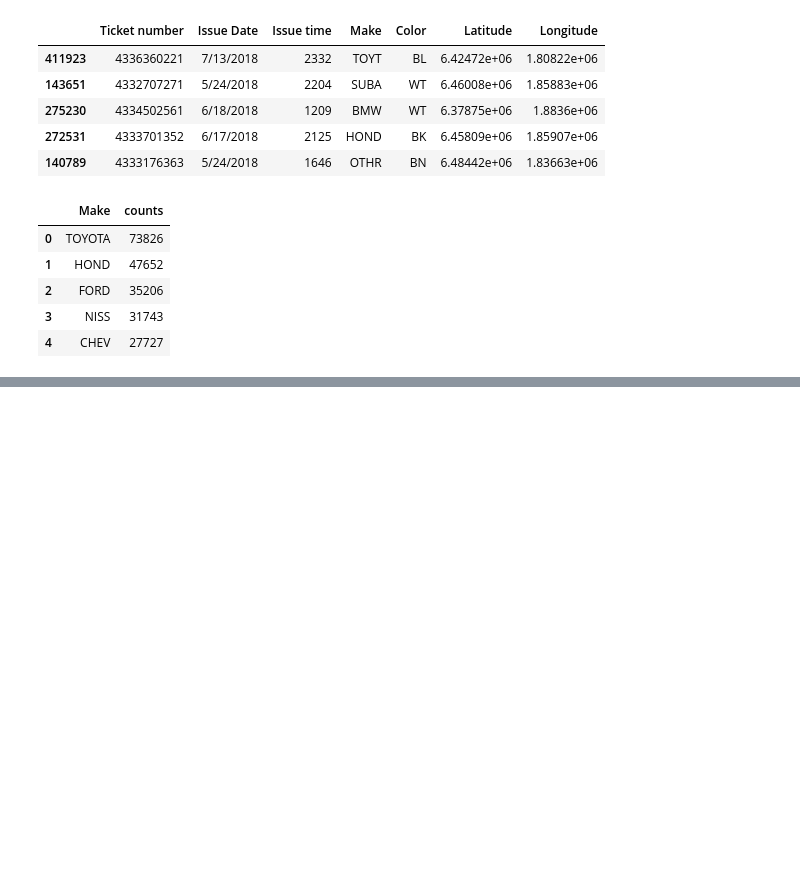
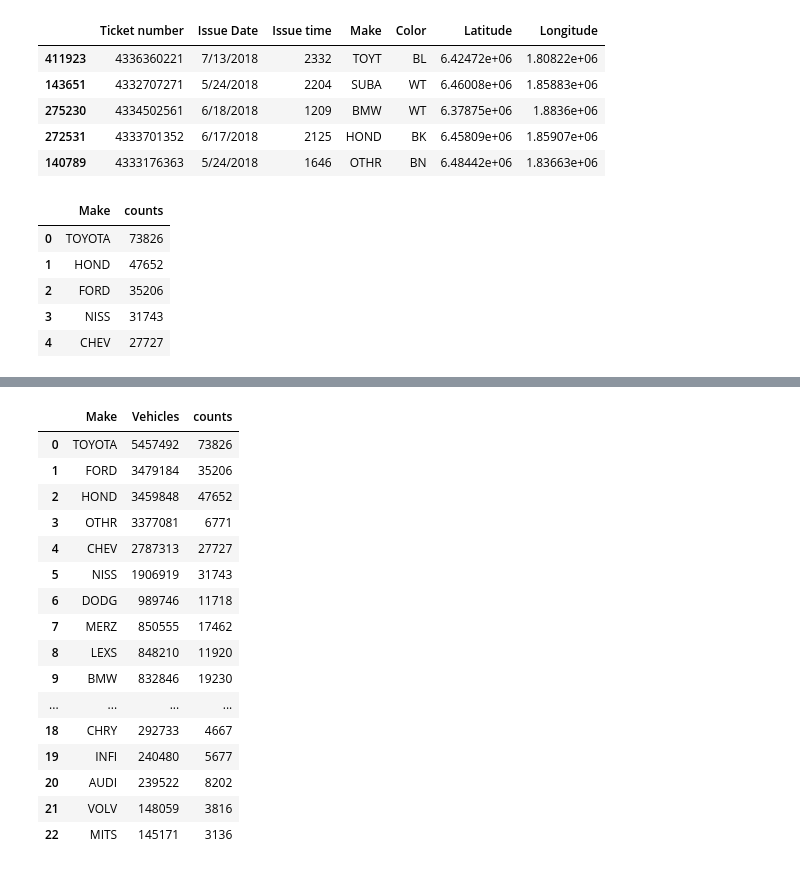
Before and after one commit to chele0630/Team3_Project1, a Jupyter notebook: CitationPy.ipynb, the cells around one changed output, grey strips where cells are left out. Cells and saved outputs as stored; diff of their text form; code cells hidden in the pictures; blank space fills up the shorter version.

```diff
--- a/CitationPy.ipynb
+++ b/CitationPy.ipynb
@@ -185,0 +301,17 @@ stats.chisquare(Combined["Observed"], Combined["Expected"])
+# %%
+#Import citation data from csv
+dmv_raw = pd.read_csv("VehicleCount_070118.csv")
+dmv_df = dmv_raw
+# %%
+#Take needed columns only
+dmv_df1=dmv_df[["Make", "Vehicles"]]
+
+#Get total number of vehicles for each make
+dmv_df2=dmv_df1.groupby(["Make"]).sum()
+
+#Sort for top 25
+dmv_df2 = dmv_df2.sort_values(["Vehicles"], ascending=False)
+
+#Get top 25
+dmv_df3 = dmv_df2.head(25).reset_index()
+dmv_df3
@@ -185,0 +336,31 @@ stats.chisquare(Combined["Observed"], Combined["Expected"])
+# %%
+#Rename makes to tie DMV data to citation data
+dmv_df3["Make"]=dmv_df3["Make"].replace({'HONDA': 'HOND', 'CHEVROLET': 'CHEV', 'NISSAN': 'NISS','DODGE': 'DODG',
+                                 'MERCEDES-BENZ': 'MERZ','LEXUS': 'LEXS','MAZDA': 'MAZD','HYUNDAI': 'HYUN',
+                                'SUBARU': 'SUBA','ACURA': 'ACUR','INFINITI': 'INFI',
+                                'OTHER/UNK': 'OTHR','VOLVO': 'VOLV','MITSUBISHI': 'MITS',
+                                'CHRYSLER': 'CHRY',
+                                'VOLKSWAGEN': 'VOLK',
+                                })
+#dmv_df3
+# %%
+#Check for makes in top 25 in both DMV and Citation
+pd.merge(dmv_df3,citation_df7,how="inner")
+# %% [output]
+|  | Make | Vehicles | counts |
+| 0 | TOYOTA | 5457492 | 73826 |
+| 1 | FORD | 3479184 | 35206 |
+| 2 | HOND | 3459848 | 47652 |
+| 3 | OTHR | 3377081 | 6771 |
+| 4 | CHEV | 2787313 | 27727 |
+| 5 | NISS | 1906919 | 31743 |
+| 6 | DODG | 989746 | 11718 |
+| 7 | MERZ | 850555 | 17462 |
+| 8 | LEXS | 848210 | 11920 |
+| 9 | BMW | 832846 | 19230 |
+| ... | ... | ... | ... |
+| 18 | CHRY | 292733 | 4667 |
+| 19 | INFI | 240480 | 5677 |
+| 20 | AUDI | 239522 | 8202 |
+| 21 | VOLV | 148059 | 3816 |
+| 22 | MITS | 145171 | 3136 |
```
Also changed, not shown: parts of 18 cells of this notebook, 5 other files.
